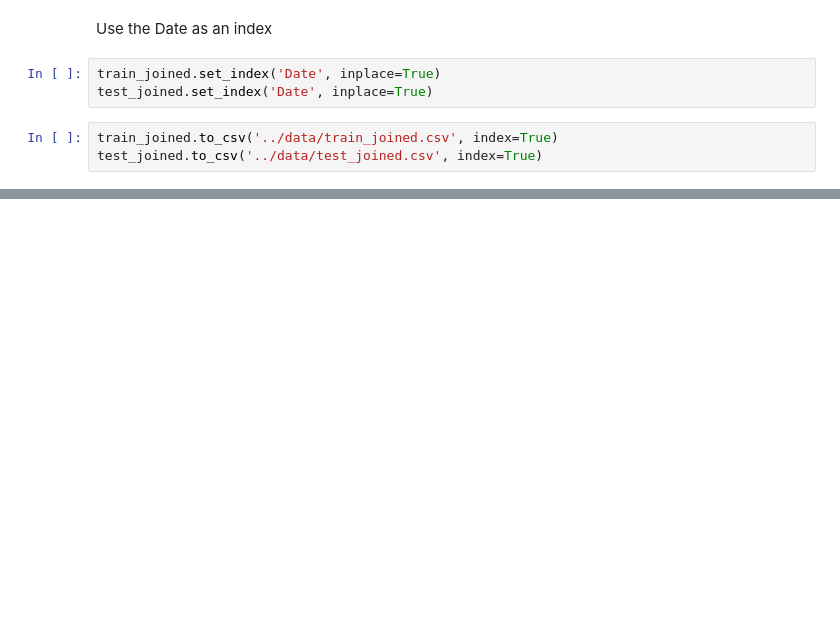
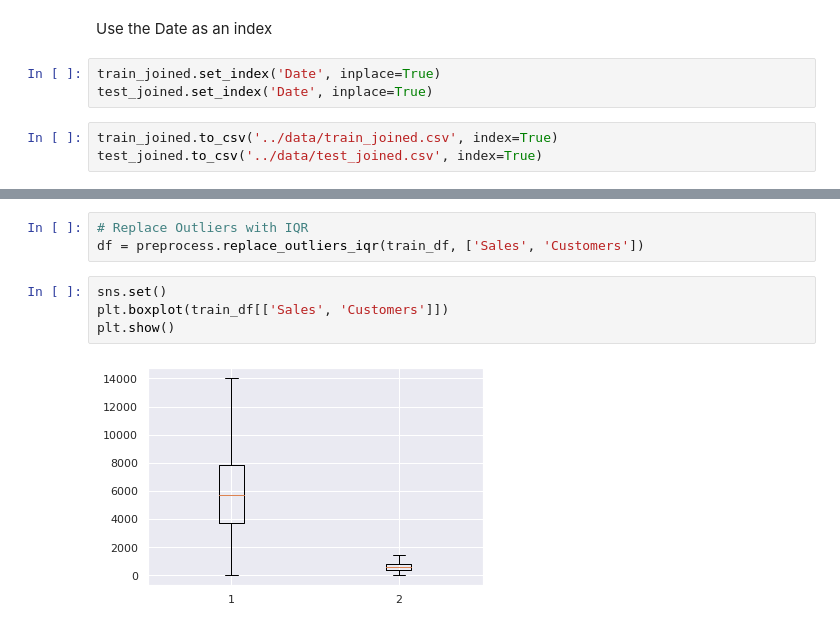
Before and after one commit to jedisam/Sales-prediction, a Jupyter notebook: notebooks/preprocess.ipynb, the cells around one changed output, grey strips where cells are left out. Saved outputs shown, nothing was run; the diff lists cells and outputs as text; blank space fills up the shorter version.

```diff
--- a/notebooks/preprocess.ipynb
+++ b/notebooks/preprocess.ipynb
@@ -145,0 +289,9 @@ test_joined.to_csv('../data/test_joined.csv', index=True)
+# %%
+# Replace Outliers with IQR
+df = preprocess.replace_outliers_iqr(train_df, ['Sales', 'Customers'])
+# %%
+sns.set()
+plt.boxplot(train_df[['Sales', 'Customers']])
+plt.show()
+# %% [output]
+[figure, added]
```
Also changed, not shown: parts of 35 cells of this notebook, 4 other files.
